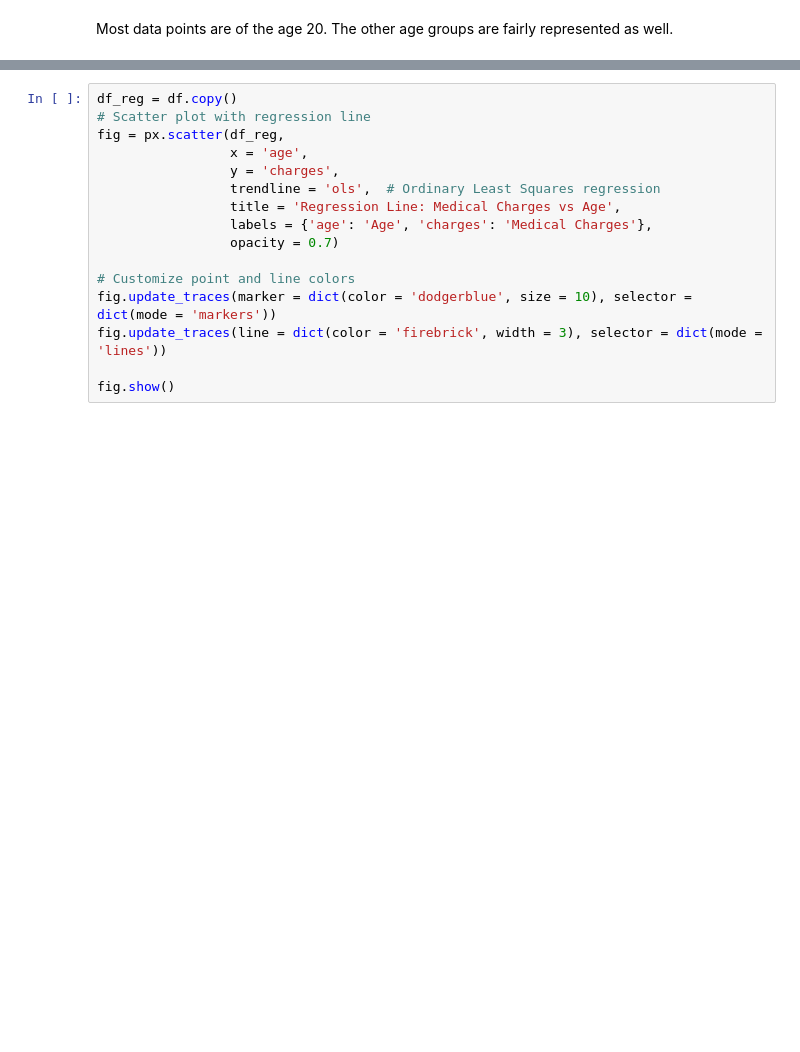
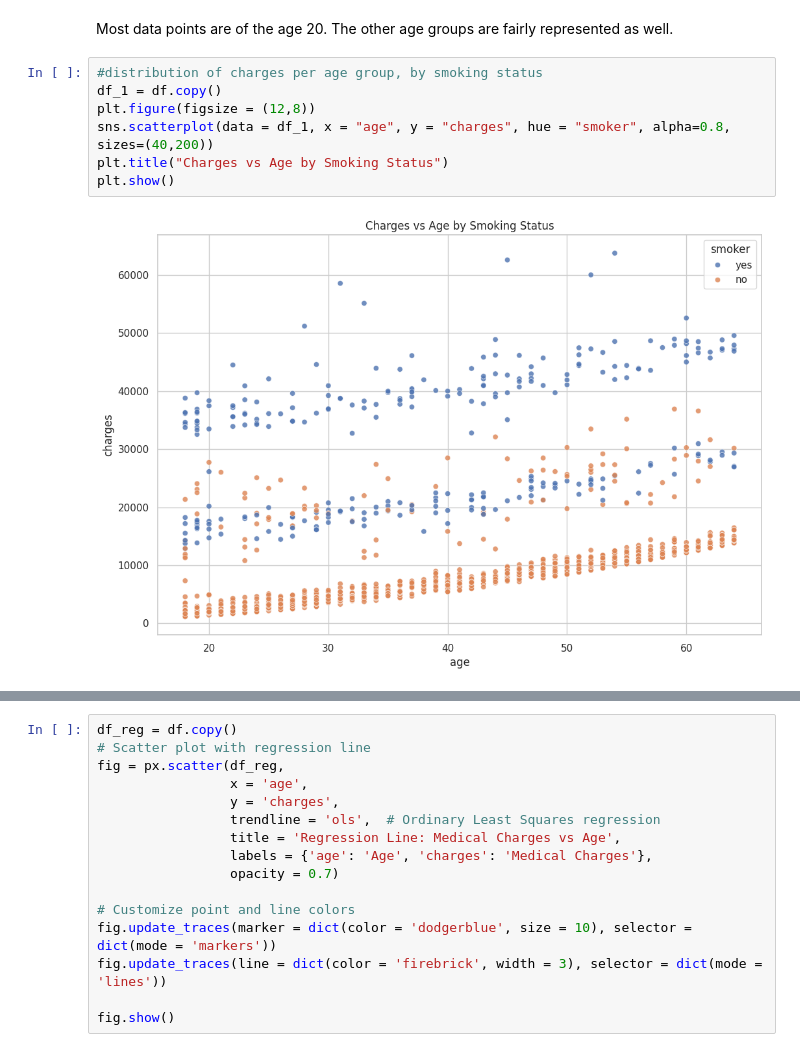
Before and after one commit to kwanda2426/projects, a Jupyter notebook: regression.ipynb, the cells around one changed output, grey strips where cells are left out. Saved outputs shown, nothing was run; the diff lists cells and outputs as text; blank space fills up the shorter version.

```diff
--- a/regression.ipynb
+++ b/regression.ipynb
@@ -293,3 +293,12 @@ df_1[features].hist(figsize = (12,10),  color = '#000354');
 [figure]
 # %% [markdown]
 Most data points are of the age 20. The other age groups are fairly represented as well.
+# %%
+#distribution of charges per age group, by smoking status
+df_1 = df.copy()
+plt.figure(figsize = (12,8))
+sns.scatterplot(data = df_1, x = "age", y = "charges", hue = "smoker", alpha=0.8, sizes=(40,200))
+plt.title("Charges vs Age by Smoking Status")
+plt.show()
+# %% [output]
+[figure, added]
```
Also changed, not shown: parts of 4 cells of this notebook.
